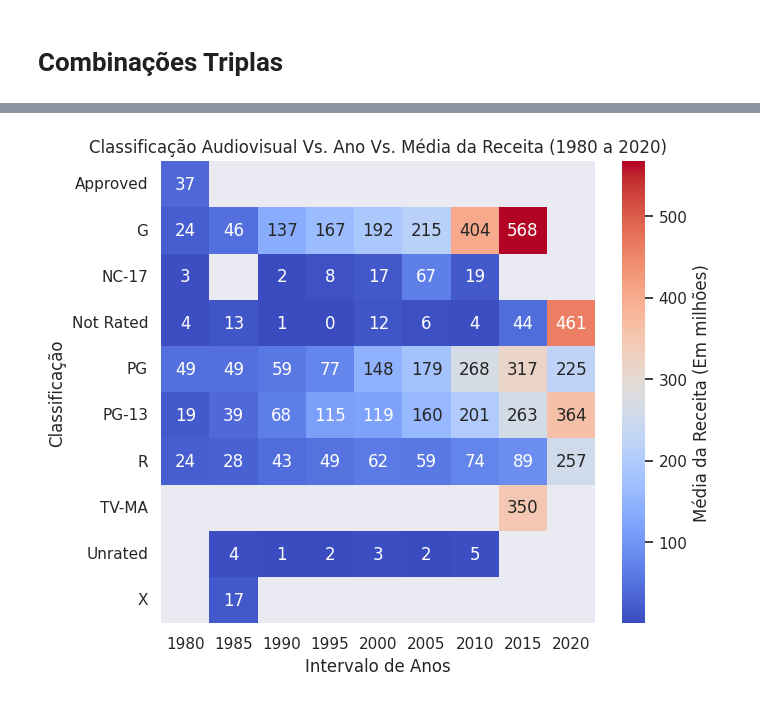
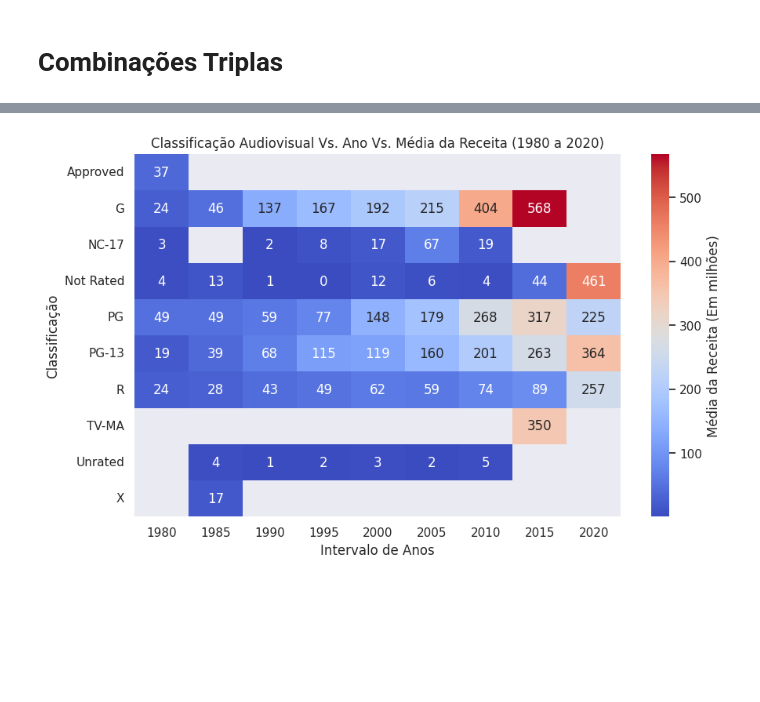
Before and after one commit to guicns/movie-industry-analysis, a Jupyter notebook: 2. Análise Python/movies_python_analysis.ipynb, the cells around one changed output, grey strips where cells are left out. Cells and saved outputs as stored; diff of their text form; code cells hidden in the pictures; blank space fills up the shorter version.

```diff
--- a/2. Análise Python/movies_python_analysis.ipynb
+++ b/2. Análise Python/movies_python_analysis.ipynb
@@ -1008,18 +1008,18 @@ plt.show()
 # %%
 #RATING X YEAR X MÉDIA GROSS
 df['year_group'] = ((df['year'] - 1980) // 5) * 5 + 1980
 
 grouped_df = df.groupby(['rating', 'year_group'])['gross'].mean().reset_index()
 
 grouped_df['gross'] = grouped_df['gross'] / 1_000_000
 
 pivot_df = grouped_df.pivot(index='rating', columns='year_group', values='gross')
 
-plt.figure(figsize=(7, 6))
+plt.figure(figsize=(10, 6))
 sns.heatmap(pivot_df, annot=True, fmt=".0f", cmap="coolwarm", cbar_kws={'label': 'Média da Receita (Em milhões)'})
 plt.title('Classificação Audiovisual Vs. Ano Vs. Média da Receita (1980 a 2020)')
 plt.xlabel('Intervalo de Anos')
 plt.ylabel('Classificação')
 plt.show()
 # %% [output]
-[figure, old version]
+[figure, new version]
```
Also changed, not shown: parts of 4 cells of this notebook.
